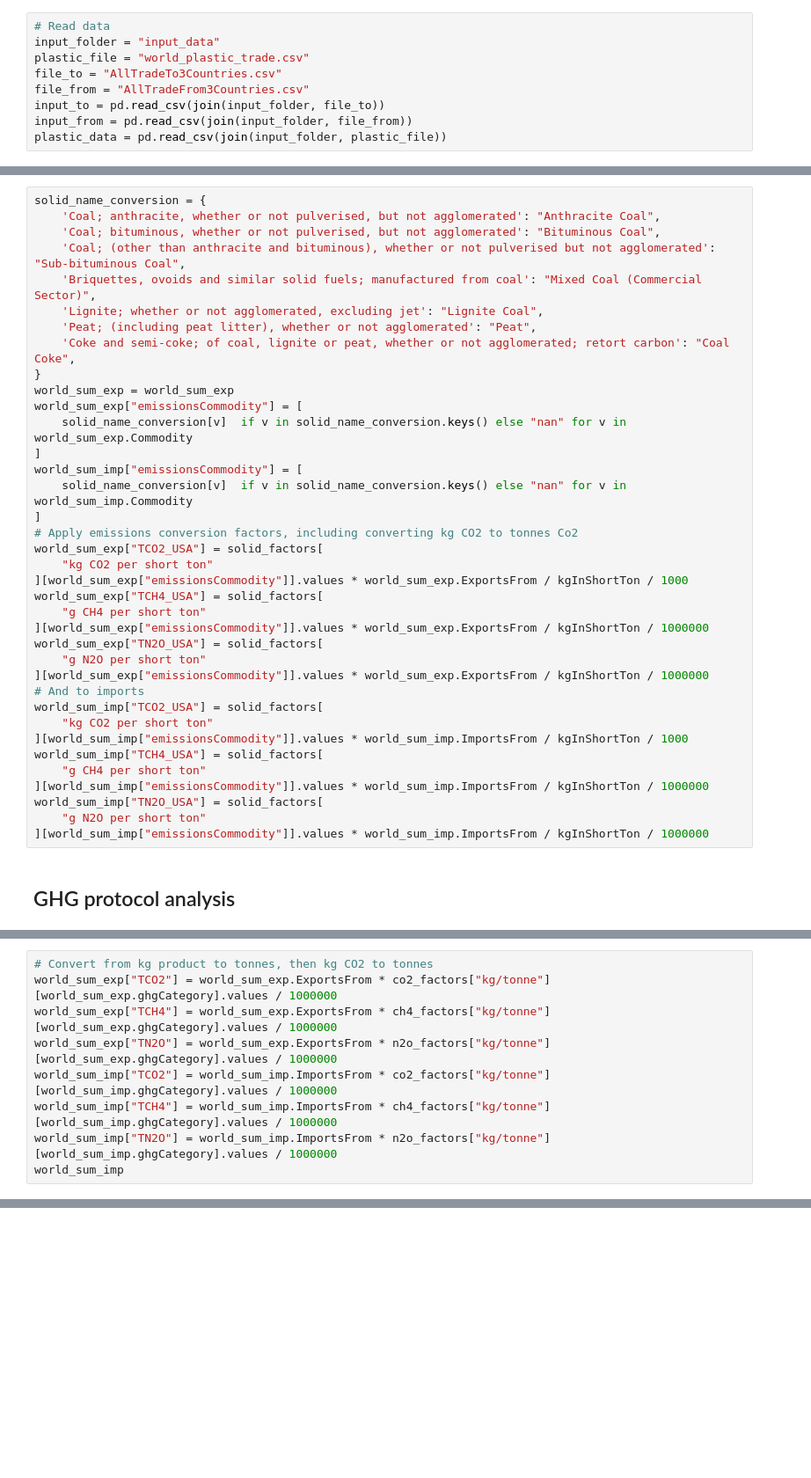
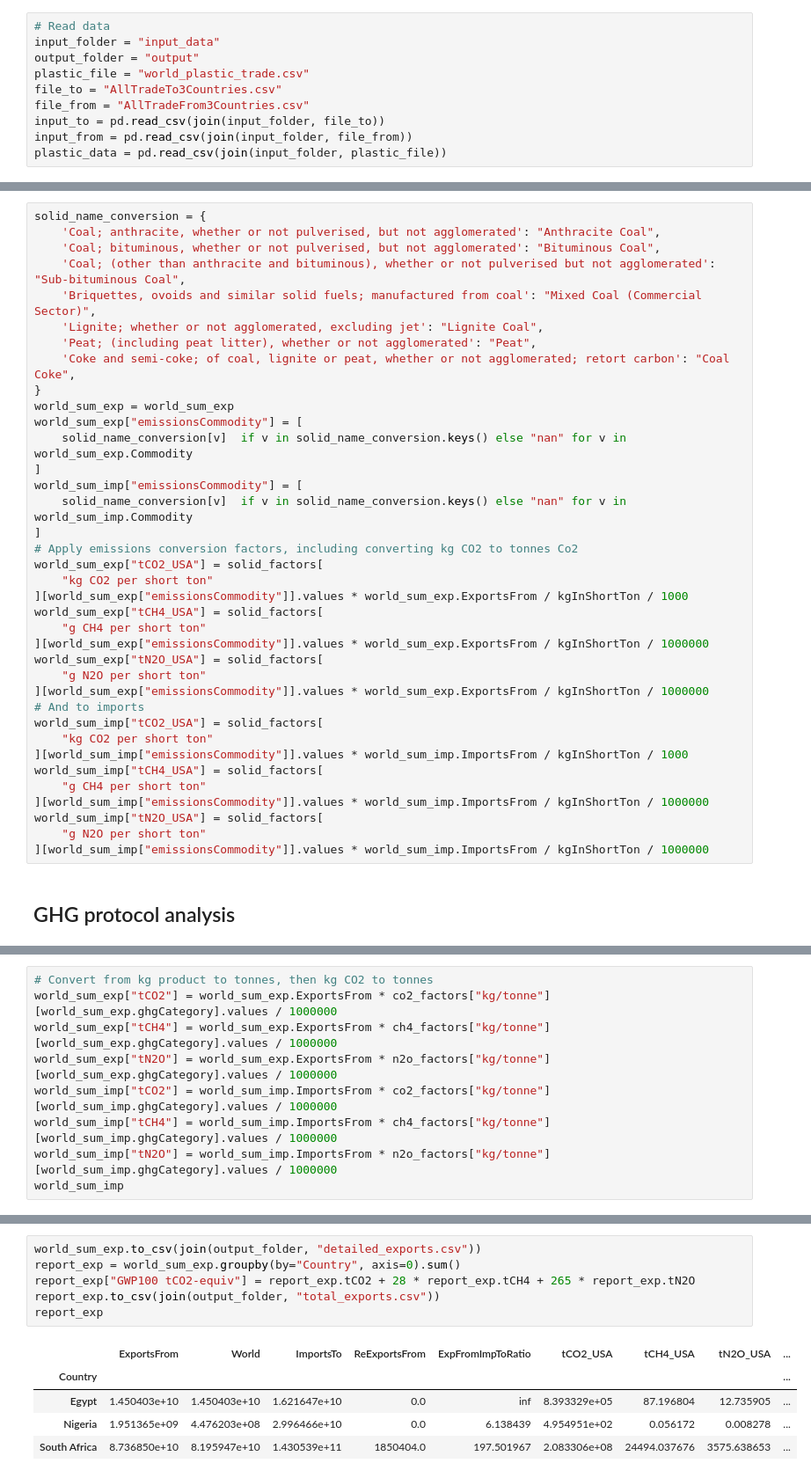
Before and after one commit to Rlamboll/EmissionsTradeAnalysis, a Jupyter notebook: FossilFuelImportsAndExports.ipynb, the cells around one changed output, grey strips where cells are left out. Shown at 88% size. Saved outputs shown, nothing was run; the diff lists cells and outputs as text; blank space fills up the shorter version.

```diff
--- a/FossilFuelImportsAndExports.ipynb
+++ b/FossilFuelImportsAndExports.ipynb
@@ -7,6 +10,7 @@ from os.path import join
 # %%
 # Read data
 input_folder = "input_data"
+output_folder = "output"
 plastic_file = "world_plastic_trade.csv"
 file_to = "AllTradeTo3Countries.csv"
 file_from = "AllTradeFrom3Countries.csv"
@@ -259,23 +263,23 @@ world_sum_imp["emissionsCommodity"] = [
     solid_name_conversion[v]  if v in solid_name_conversion.keys() else "nan" for v in world_sum_imp.Commodity
 ]
 # Apply emissions conversion factors, including converting kg CO2 to tonnes Co2
-world_sum_exp["TCO2_USA"] = solid_factors[
+world_sum_exp["tCO2_USA"] = solid_factors[
     "kg CO2 per short ton"
 ][world_sum_exp["emissionsCommodity"]].values * world_sum_exp.ExportsFrom / kgInShortTon / 1000
-world_sum_exp["TCH4_USA"] = solid_factors[
+world_sum_exp["tCH4_USA"] = solid_factors[
     "g CH4 per short ton"
 ][world_sum_exp["emissionsCommodity"]].values * world_sum_exp.ExportsFrom / kgInShortTon / 1000000
-world_sum_exp["TN2O_USA"] = solid_factors[
+world_sum_exp["tN2O_USA"] = solid_factors[
     "g N2O per short ton"
 ][world_sum_exp["emissionsCommodity"]].values * world_sum_exp.ExportsFrom / kgInShortTon / 1000000
 # And to imports
-world_sum_imp["TCO2_USA"] = solid_factors[
+world_sum_imp["tCO2_USA"] = solid_factors[
     "kg CO2 per short ton"
 ][world_sum_imp["emissionsCommodity"]].values * world_sum_imp.ImportsFrom / kgInShortTon / 1000
-world_sum_imp["TCH4_USA"] = solid_factors[
+world_sum_imp["tCH4_USA"] = solid_factors[
     "g CH4 per short ton"
 ][world_sum_imp["emissionsCommodity"]].values * world_sum_imp.ImportsFrom / kgInShortTon / 1000000
-world_sum_imp["TN2O_USA"] = solid_factors[
+world_sum_imp["tN2O_USA"] = solid_factors[
     "g N2O per short ton"
 ][world_sum_imp["emissionsCommodity"]].values * world_sum_imp.ImportsFrom / kgInShortTon / 1000000
 # %% [markdown]
@@ -392,10 +385,10 @@ See the caveats in the documentation: https://pandas.pydata.org/pandas-docs/stab
 # %%
 # Convert from kg product to tonnes, then kg CO2 to tonnes
-world_sum_exp["TCO2"] = world_sum_exp.ExportsFrom * co2_factors["kg/tonne"][world_sum_exp.ghgCategory].values / 1000000
-world_sum_exp["TCH4"] = world_sum_exp.ExportsFrom * ch4_factors["kg/tonne"][world_sum_exp.ghgCategory].values / 1000000
-world_sum_exp["TN2O"] = world_sum_exp.ExportsFrom * n2o_factors["kg/tonne"][world_sum_exp.ghgCategory].values / 1000000
-world_sum_imp["TCO2"] = world_sum_imp.ImportsFrom * co2_factors["kg/tonne"][world_sum_imp.ghgCategory].values / 1000000
-world_sum_imp["TCH4"] = world_sum_imp.ImportsFrom * ch4_factors["kg/tonne"][world_sum_imp.ghgCategory].values / 1000000
-world_sum_imp["TN2O"] = world_sum_imp.ImportsFrom * n2o_factors["kg/tonne"][world_sum_imp.ghgCategory].values / 1000000
+world_sum_exp["tCO2"] = world_sum_exp.ExportsFrom * co2_factors["kg/tonne"][world_sum_exp.ghgCategory].values / 1000000
+world_sum_exp["tCH4"] = world_sum_exp.ExportsFrom * ch4_factors["kg/tonne"][world_sum_exp.ghgCategory].values / 1000000
+world_sum_exp["tN2O"] = world_sum_exp.ExportsFrom * n2o_factors["kg/tonne"][world_sum_exp.ghgCategory].values / 1000000
+world_sum_imp["tCO2"] = world_sum_imp.ImportsFrom * co2_factors["kg/tonne"][world_sum_imp.ghgCategory].values / 1000000
+world_sum_imp["tCH4"] = world_sum_imp.ImportsFrom * ch4_factors["kg/tonne"][world_sum_imp.ghgCategory].values / 1000000
+world_sum_imp["tN2O"] = world_sum_imp.ImportsFrom * n2o_factors["kg/tonne"][world_sum_imp.ghgCategory].values / 1000000
 world_sum_imp
 # %% [output]
@@ -416,3 +426,15 @@ world_sum_imp
 | 1 | Egypt | Petroleum coke, petroleum bitumen... | 3.512651e+09 | 0.000000e+00 | 0.0 | 1.487382e+09 | 0.000000e+00 | ... |
 | 1 | Egypt | Bitumen and asphalt, natural; bit... | 5.771787e+08 | 5.771787e+08 | 0.0 | 3.334830e+07 | 1.730759e+01 | ... |
 | 1 | Egypt | Bituminous mixtures based on natu... | 4.277131e+07 | 0.000000e+00 | 0.0 | 8.711070e+05 | 0.000000e+00 | ... |
+# %%
+world_sum_exp.to_csv(join(output_folder, "detailed_exports.csv"))
+report_exp = world_sum_exp.groupby(by="Country", axis=0).sum()
+report_exp["GWP100 tCO2-equiv"] = report_exp.tCO2 + 28 * report_exp.tCH4 + 265 * report_exp.tN2O
+report_exp.to_csv(join(output_folder, "total_exports.csv"))
+report_exp
+# %% [output]
+|  | ExportsFrom | World | ImportsTo | ReExportsFrom | ExpFromImpToRatio | tCO2_USA | tCH4_USA | tN2O_USA | ... |
+| Country |  |  |  |  |  |  |  |  | ... |
+| Egypt | 1.450403e+10 | 1.450403e+10 | 1.621647e+10 | 0.0 | inf | 8.393329e+05 | 87.196804 | 12.735905 | ... |
+| Nigeria | 1.951365e+09 | 4.476203e+08 | 2.996466e+10 | 0.0 | 6.138439 | 4.954951e+02 | 0.056172 | 0.008278 | ... |
+| South Africa | 8.736850e+10 | 8.195947e+10 | 1.430539e+11 | 1850404.0 | 197.501967 | 2.083306e+08 | 24494.037676 | 3575.638653 | ... |
```
Also changed, not shown: parts of 12 cells of this notebook.
